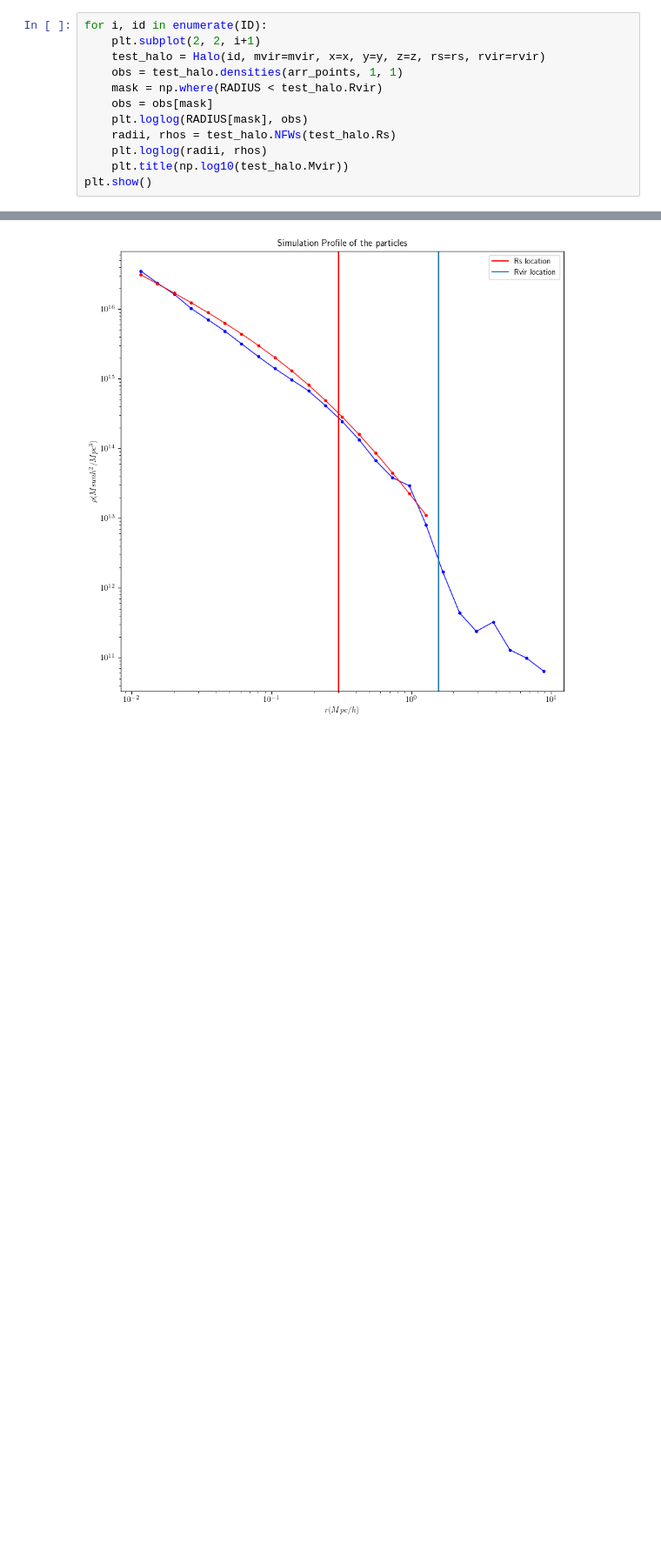
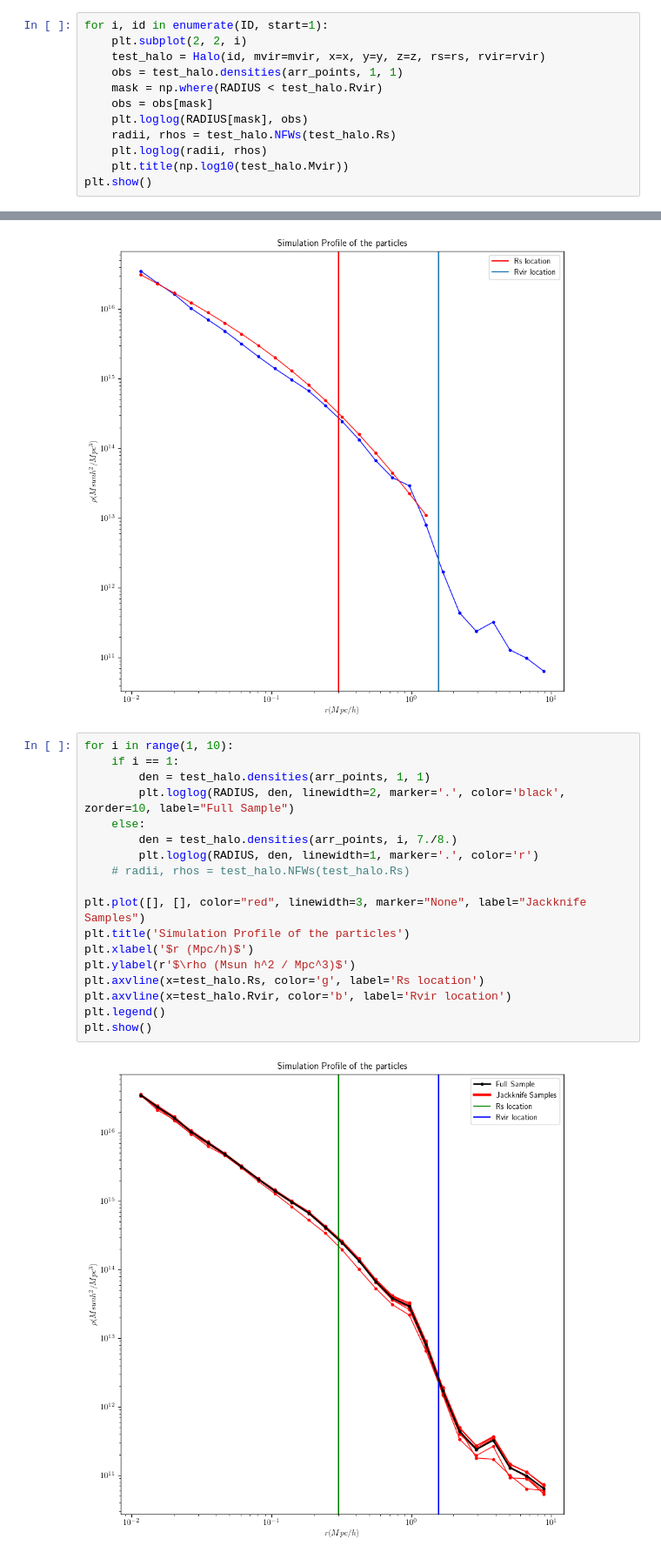
Before and after one commit to Nikhil0504/Simulations, a Jupyter notebook: Bolshoi/halo_test.ipynb, the cells around one changed output, grey strips where cells are left out. Shown: that part at 87% size. Drawn from its saved outputs; the diff is of its cells as text; blank space fills up the shorter version.

```diff
--- a/Bolshoi/halo_test.ipynb
+++ b/Bolshoi/halo_test.ipynb
@@ -11,8 +11,8 @@ plt.rcParams["figure.figsize"] = (10, 10)
 # %%
 ID = [2, 31, 114, 8504]
 # %%
-for i, id in enumerate(ID):
-    plt.subplot(2, 2, i+1)
+for i, id in enumerate(ID, start=1):
+    plt.subplot(2, 2, i)
     test_halo = Halo(id, mvir=mvir, x=x, y=y, z=z, rs=rs, rvir=rvir)
     obs = test_halo.densities(arr_points, 1, 1)
     mask = np.where(RADIUS < test_halo.Rvir)
@@ -41,3 +41,23 @@ plt.legend()
 # %% [output]
 <matplotlib.legend.Legend at 0x...>
 [figure]
+# %%
+for i in range(1, 10):
+    if i == 1:
+        den = test_halo.densities(arr_points, 1, 1)
+        plt.loglog(RADIUS, den, linewidth=2, marker='.', color='black', zorder=10, label="Full Sample")
+    else:
+        den = test_halo.densities(arr_points, i, 7./8.)
+        plt.loglog(RADIUS, den, linewidth=1, marker='.', color='r')
+    # radii, rhos = test_halo.NFWs(test_halo.Rs)
+
+plt.plot([], [], color="red", linewidth=3, marker="None", label="Jackknife Samples")
+plt.title('Simulation Profile of the particles')
+plt.xlabel('$r (Mpc/h)$')
+plt.ylabel(r'$\rho (Msun h^2 / Mpc^3)$')
+plt.axvline(x=test_halo.Rs, color='g', label='Rs location')
+plt.axvline(x=test_halo.Rvir, color='b', label='Rvir location')
+plt.legend()
+plt.show()
+# %% [output]
+[figure, added]
```
Also changed, not shown: parts of 2 cells of this notebook, 2 other files.
